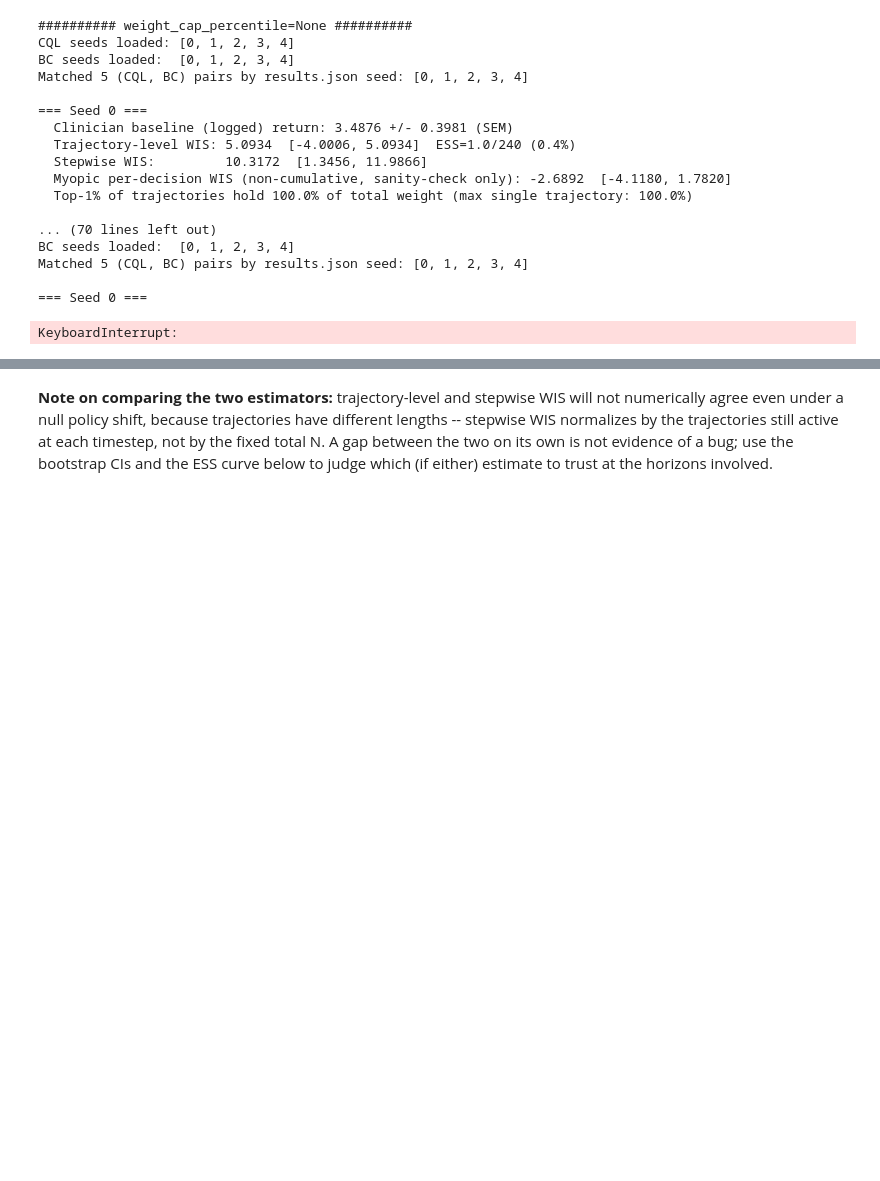
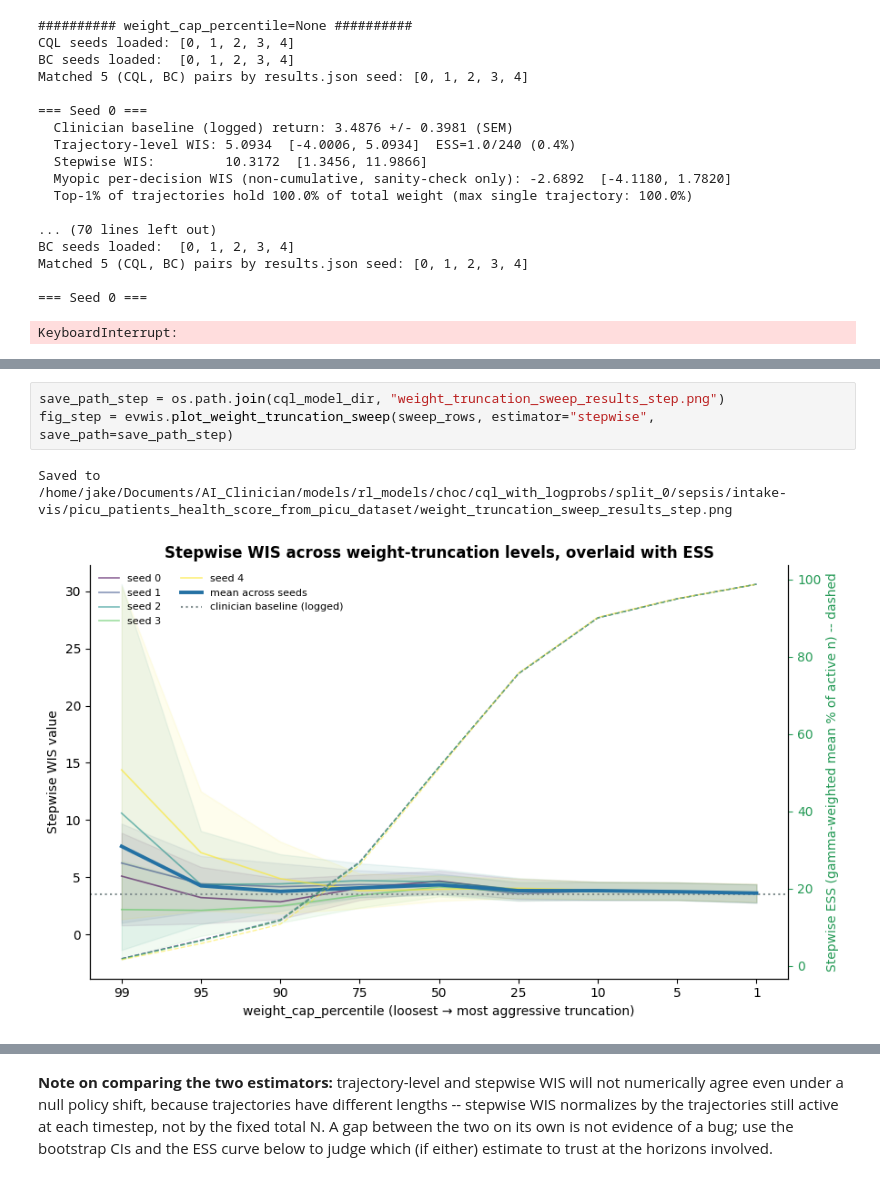
Before and after one commit to jakeormond/ai_clinician_pediatric_rl, a Jupyter notebook: src/rl/evaluate_wis.ipynb, the cells around one changed output, grey strips where cells are left out. Saved outputs shown, nothing was run; the diff lists cells and outputs as text; blank space fills up the shorter version.

```diff
--- a/src/rl/evaluate_wis.ipynb
+++ b/src/rl/evaluate_wis.ipynb
@@ -702,0 +759,6 @@ KeyboardInterrupt:
+# %%
+save_path_step = os.path.join(cql_model_dir, "weight_truncation_sweep_results_step.png")
+fig_step = evwis.plot_weight_truncation_sweep(sweep_rows, estimator="stepwise", save_path=save_path_step)
+# %% [output]
+Saved to /home/jake/Documents/AI_Clinician/models/rl_models/choc/cql_with_logprobs/split_0/sepsis/intake-vis/picu_patients_health_score_from_picu_dataset/weight_truncation_sweep_results_step.png
+[figure, added]
```
Also changed, not shown: parts of 9 cells of this notebook, 1 other file.
